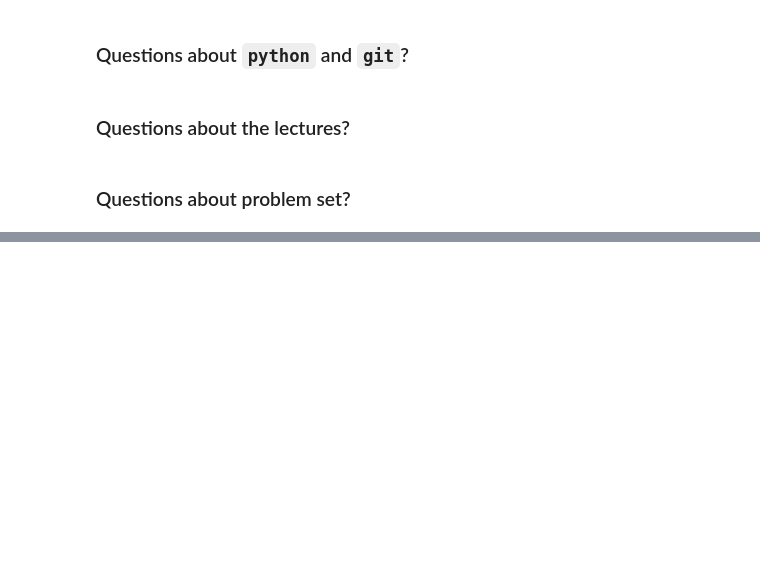
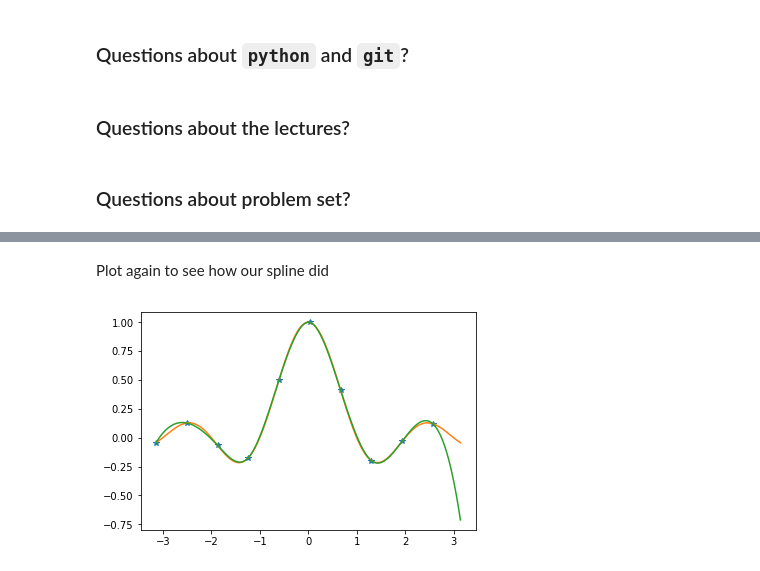
Before and after one commit to tomvandal/phys512, a Jupyter notebook: tutorial_2/tutorial_2.ipynb, the cells around one changed output, grey strips where cells are left out. Drawn from its saved outputs; the diff is of its cells as text; code cells hidden in the pictures; blank space fills up the shorter version.

```diff
--- a/tutorial_2/tutorial_2.ipynb
+++ b/tutorial_2/tutorial_2.ipynb
@@ -24,0 +54,14 @@ Last tutorial we went over the basics of `git`, and talked a little bit about th
+# %%
+spline = interpolate.splrep(x_sparse, y_sparse)
+# %%
+x_interp = np.linspace(x[0],x[-1],2000)
+y_interp = interpolate.splev(x_interp, spline)
+# %% [markdown]
+Plot again to see how our spline did
+# %%
+plt.plot(x_sparse,y_sparse,'*')
+plt.plot(x,y)
+plt.plot(x_interp,y_interp)
+plt.show()
+# %% [output]
+[figure, added]
```
Also changed, not shown: parts of 10 cells of this notebook.
